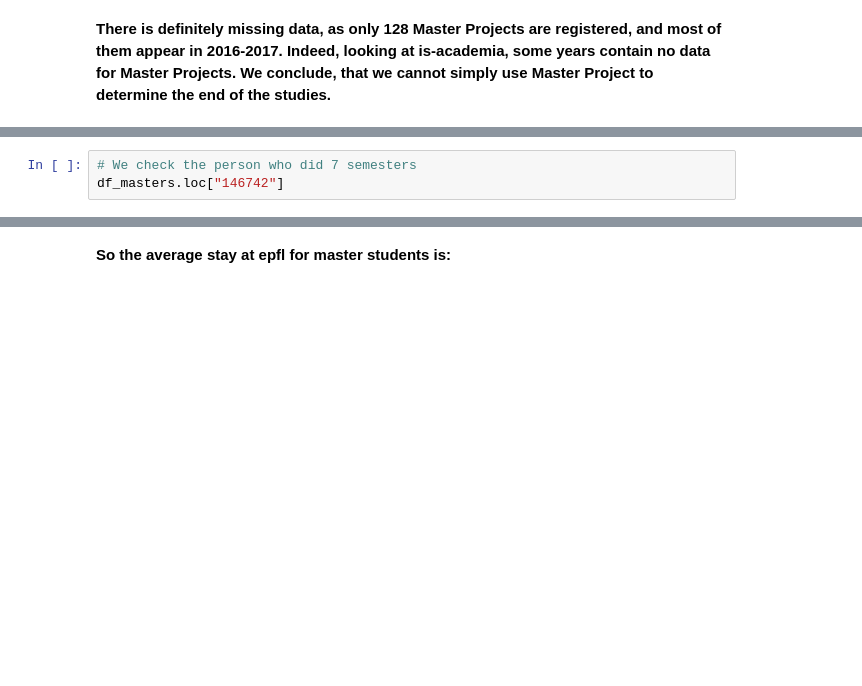
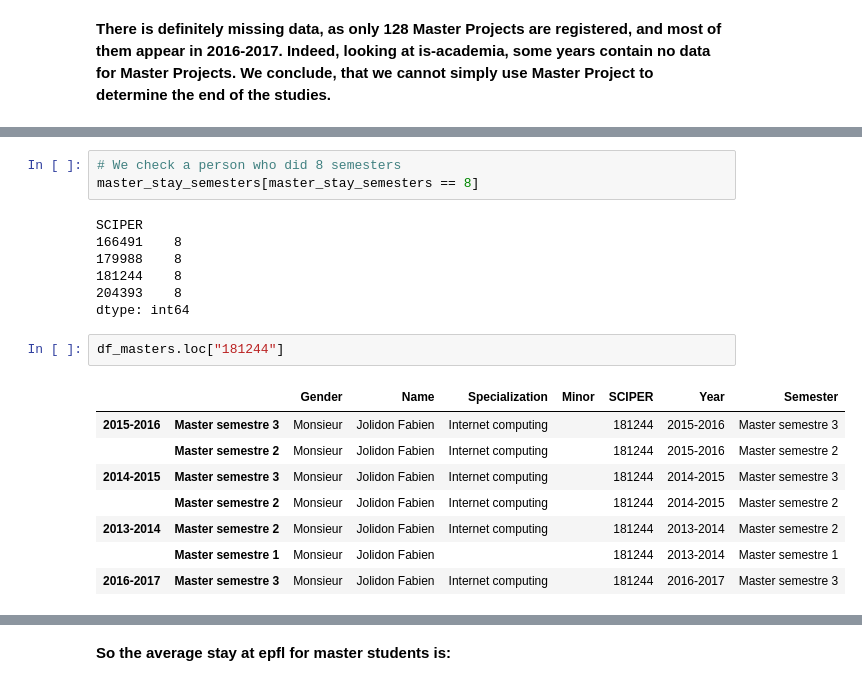
Before and after one commit to timozattol/ada-2016, a Jupyter notebook: hw02/is_academia.ipynb, the cells around one changed output, grey strips where cells are left out. Drawn from its saved outputs; the diff is of its cells as text; blank space fills up the shorter version.

```diff
--- a/hw02/is_academia.ipynb
+++ b/hw02/is_academia.ipynb
@@ -337,5 +743,23 @@ master_stay_semesters.head(10)
 # %%
-# We check the person who did 7 semesters
-df_masters.loc["146742"]
+# We check a person who did 8 semesters
+master_stay_semesters[master_stay_semesters == 8]
+# %% [output]
+SCIPER
+166491    8
+179988    8
+181244    8
+204393    8
+dtype: int64
+# %%
+df_masters.loc["181244"]
+# %% [output]
+|  |  | Gender | Name | Specialization | Minor | SCIPER | Year | Semester |
+| 2015-2016 | Master semestre 3 | Monsieur | Jolidon Fabien | Internet computing |  | 181244 | 2015-2016 | Master semestre 3 |
+|  | Master semestre 2 | Monsieur | Jolidon Fabien | Internet computing |  | 181244 | 2015-2016 | Master semestre 2 |
+| 2014-2015 | Master semestre 3 | Monsieur | Jolidon Fabien | Internet computing |  | 181244 | 2014-2015 | Master semestre 3 |
+|  | Master semestre 2 | Monsieur | Jolidon Fabien | Internet computing |  | 181244 | 2014-2015 | Master semestre 2 |
+| 2013-2014 | Master semestre 2 | Monsieur | Jolidon Fabien | Internet computing |  | 181244 | 2013-2014 | Master semestre 2 |
+|  | Master semestre 1 | Monsieur | Jolidon Fabien |  |  | 181244 | 2013-2014 | Master semestre 1 |
+| 2016-2017 | Master semestre 3 | Monsieur | Jolidon Fabien | Internet computing |  | 181244 | 2016-2017 | Master semestre 3 |
 # %%
 master_stay_semesters.hist()
```
Also changed, not shown: parts of 77 cells of this notebook.
